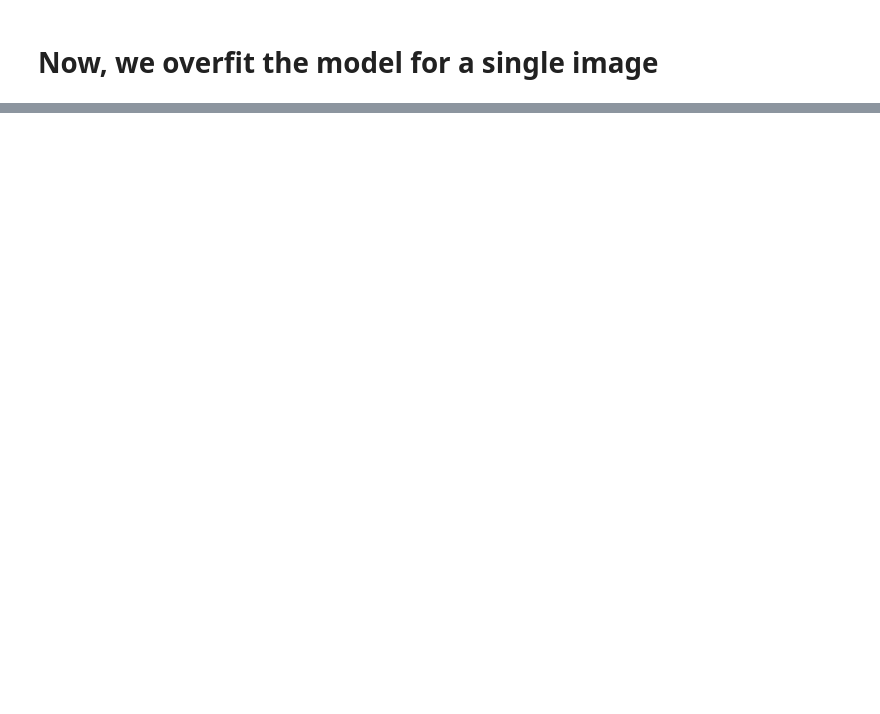
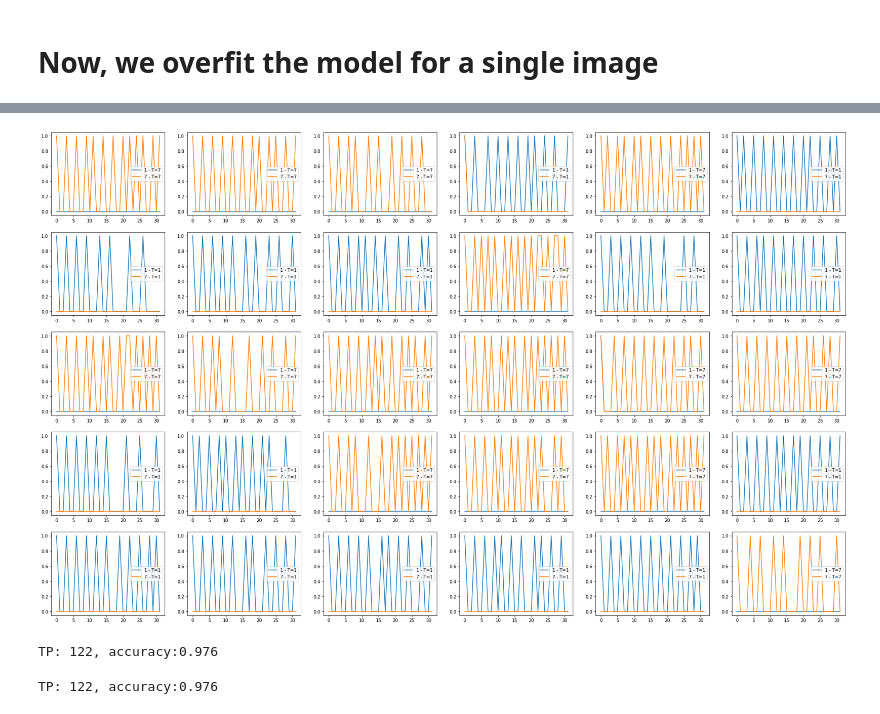
Before and after one commit to rpazuki/snn.tutorial, a Jupyter notebook: fully.obseverd.models.cross.feedback.ipynb, the cells around one changed output, grey strips where cells are left out. Drawn from its saved outputs; the diff is of its cells as text; code cells hidden in the pictures; blank space fills up the shorter version.

```diff
--- a/fully.obseverd.models.cross.feedback.ipynb
+++ b/fully.obseverd.models.cross.feedback.ipynb
@@ -612,0 +901,54 @@ for j in [0,1]:
+# %%
+n1 = network[0]
+n2 = network[1]
+fig = plt.figure(figsize=(32,20))
+
+for i in range(5):
+    for j in range(6):
+        image_index = j + i*6 + 1
+        plt.subplot(5, 6, image_index)
+        plt.plot(n1.spikes_f(testset[image_index,:,:]), label=f"1 - T={y2_te[image_index]}")
+        plt.plot(n2.spikes_f(testset[image_index,:,:]), label=f"7 - T={y2_te[image_index]}")
+        plt.legend()
+plt.show()
+# %% [output]
+[figure, added]
+# %%
+n1 = network[0]
+n2 = network[1]
+TP = 0
+p = 1/Freq
+for image_index in range(test_size):
+    image  = testset[image_index,:,:]
+
+    label = y2_te[image_index]
+    pred_1 = np.mean(moving_average(n1.spikes_f(image), Freq))
+    pred_2 = np.mean(moving_average(n2.spikes_f(image), Freq))
+    #print(label, pred_1, pred_2)
+    if np.abs(p - pred_1) < np.abs(p - pred_2) and label == 1:
+        TP  += 1
+    elif np.abs(p - pred_1) > np.abs(p - pred_2) and label == 7:
+        TP  += 1
+
+print(f"TP: {TP}, accuracy:{TP/test_size}")
+# %% [output]
+TP: 122, accuracy:0.976
+# %%
+
+TP = 0
+p = 1/Freq
+for image_index in range(test_size):
+    image  = testset[image_index,:,:]
+
+    label = y2_te[image_index]
+    pred_1 = np.mean(n1.spikes_f(image))
+    pred_2 = np.mean(n2.spikes_f(image))
+    #print(label, pred_1, pred_2)
+    if np.abs(p - pred_1) < np.abs(p - pred_2) and label == 1 and np.abs(p - pred_1) <.31:
+        TP  += 1
+    elif np.abs(p - pred_1) > np.abs(p - pred_2) and label == 7 and np.abs(p - pred_2) <.31:
+        TP  += 1
+
+print(f"TP: {TP}, accuracy:{TP/test_size}")
+# %% [output]
+TP: 122, accuracy:0.976
```
Also changed, not shown: parts of 63 cells of this notebook, 5 other files.
